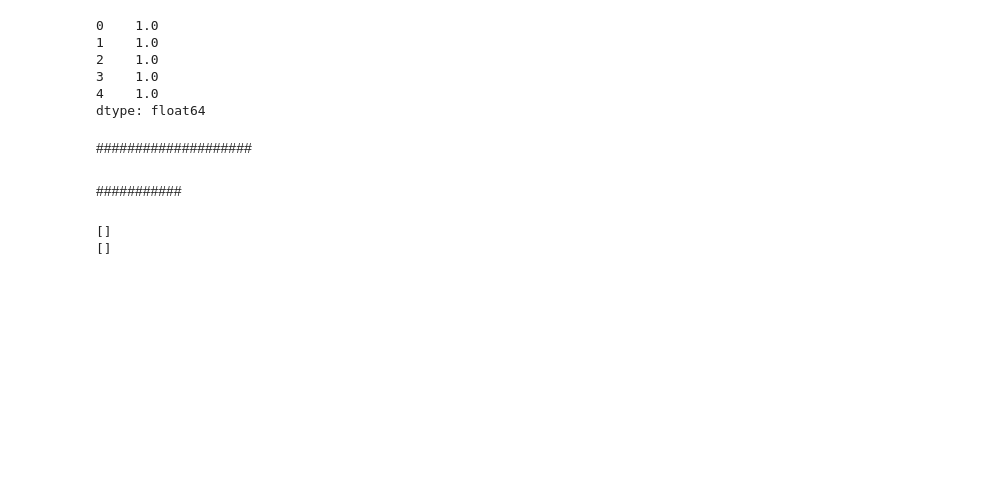
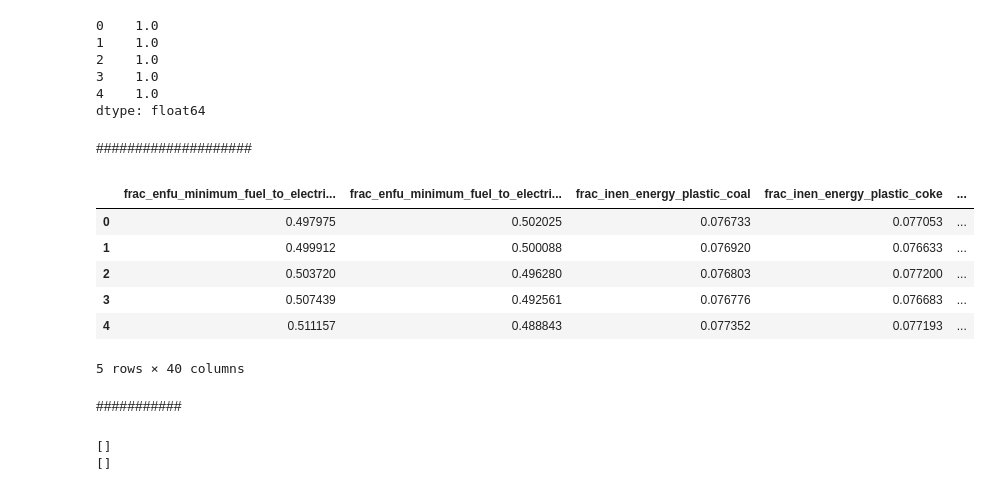
Before and after one commit to JuanRobledo12/lhp_ssp_sampling, a Jupyter notebook: src/test_genera_salidas.ipynb, the cells around one changed output. Saved outputs shown, nothing was run; the diff lists cells and outputs as text; code cells hidden in the pictures; blank space fills up the shorter version.

```diff
--- a/src/test_genera_salidas.ipynb
+++ b/src/test_genera_salidas.ipynb
@@ -262,14 +347,23 @@ need_norm_prefix = df_frac_vars.frac_var_name_prefix.unique()
+# %%
+need_norm_prefix = df_frac_vars.frac_var_name_prefix.unique()
+random_scale = 1e-2  # Scale for random noise
+epsilon = 1e-6
 # %%
-# Normalizing frac_ var groups using softmax
-df_frac_vars = pd.read_excel('frac_vars.xlsx', sheet_name='frac_vars_no_special_cases')
-need_norm_prefix = df_frac_vars.frac_var_name_prefix.unique()
-
 for subgroup in need_norm_prefix:
     subgroup_cols = [i for i in stressed_df.columns if subgroup in i]
 
     # Skip normalization for columns in cols_to_avoid
     if any(col in cols_to_avoid for col in subgroup_cols):
         continue
+
+    # Check if the sum of the group is zero or too small
+    group_sum = stressed_df[subgroup_cols].sum(axis=1)
+    is_zero_sum = group_sum < epsilon
+
+    # Add random variability for zero-sum groups
+    if is_zero_sum.any():
+        noise = np.random.uniform(0, random_scale, size=(is_zero_sum.sum(), len(subgroup_cols)))
+        stressed_df.loc[is_zero_sum, subgroup_cols] = noise
 
     # Apply softmax normalization
     stressed_df[subgroup_cols] = stressed_df[subgroup_cols].apply(
@@ -287,7 +381,7 @@ ce_problematic = [
     'frac_waso_compost_yard'
 ]
 
-# Apply softmax normalization
+# Apply softmax normalization for ce_problematic
 stressed_df[ce_problematic] = stressed_df[ce_problematic].apply(
     lambda row: np.exp(row) / np.exp(row).sum(), axis=1
 )
@@ -318,6 +412,16 @@ stressed_df['frac_agrc_bevs_and_spices_cl1_tropical'].head() + stressed_df['frac
 dtype: float64
 # %% [markdown]
 ####################
+# %%
+stressed_df[cols_to_review].head()
+# %% [output]
+|  | frac_enfu_minimum_fuel_to_electri... | frac_enfu_minimum_fuel_to_electri... | frac_inen_energy_plastic_coal | frac_inen_energy_plastic_coke | ... |
+| 0 | 0.497975 | 0.502025 | 0.076733 | 0.077053 | ... |
+| 1 | 0.499912 | 0.500088 | 0.076920 | 0.076633 | ... |
+| 2 | 0.503720 | 0.496280 | 0.076803 | 0.077200 | ... |
+| 3 | 0.507439 | 0.492561 | 0.076776 | 0.076683 | ... |
+| 4 | 0.511157 | 0.488843 | 0.077352 | 0.077193 | ... |
+5 rows × 40 columns
 # %%
 # # Assuming df_estresado is defined and contains columns
 # vars_grupo = [i for i in df_estresado.columns if i.startswith('frac_')]
```
Also changed, not shown: parts of 11 cells of this notebook, 12 other files.
